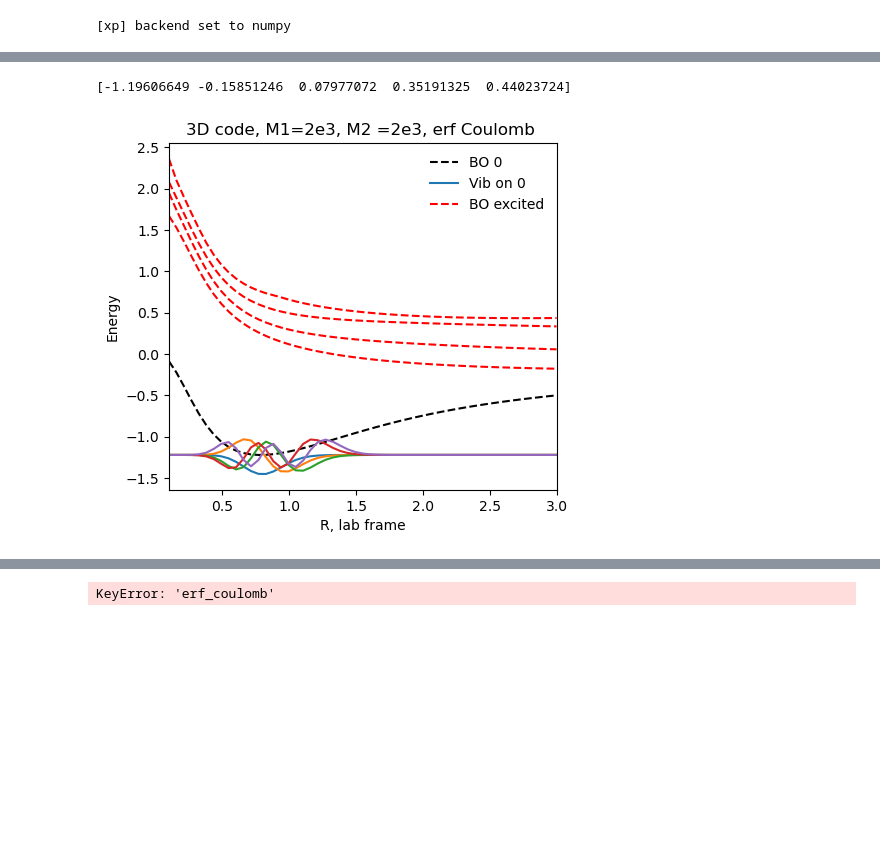
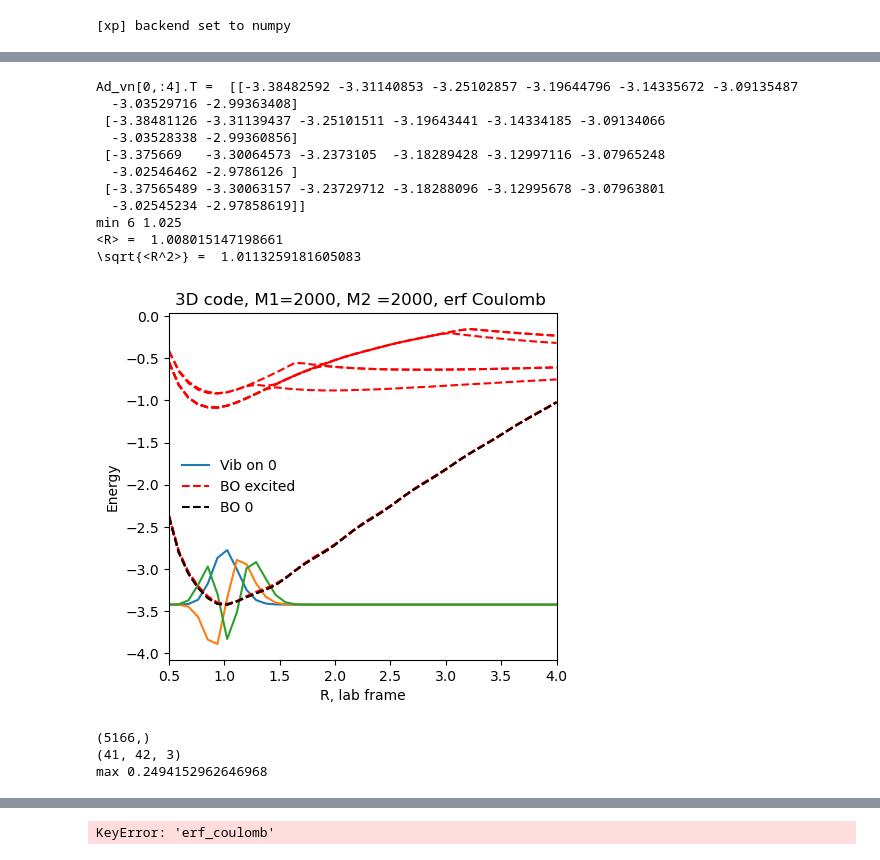
Before and after one commit to subotnikgroup/xebees, a Jupyter notebook: 3D/notebook-3D-exact.ipynb, the cells around one changed output, grey strips where cells are left out. Saved outputs shown, nothing was run; the diff lists cells and outputs as text; code cells hidden in the pictures; blank space fills up the shorter version.

Commit message:
notebook-3D-exact plots BO wfc

```diff
--- a/3D/notebook-3D-exact.ipynb
+++ b/3D/notebook-3D-exact.ipynb
@@ -37,11 +41,11 @@ import fixed_center_of_mass_exact_2D as fcm2D
 base_params = {
         'g_1': 1.0, 'g_2': 1.0,
         'M_1': 2e3, 'M_2': 2e3,
-        'NR': 53, 'Nr': 51, 'Ng': 52,
-        'J': 0, 'potential': 'erf_coulomb',
+        'NR': 41, 'Nr': 41, 'Ng': 42,
+        'J': 1, 'potential': 'erf_coulomb',
         'preconditioner': 'naive',
         'verbosity': 0, 't': 64,
-        'extent':np.array([0.1,3,4])
+        'extent':np.array([0.5,4,10])
     }
 args = Namespace(**base_params)
 H = fcm.Hamiltonian(args)
@@ -69,23 +72,28 @@ Building U_n
 # %%
 fig,ax = plt.subplots(figsize=(5,4.5))
 n=0
-print(Ad_vn[0,:5])
-ax.plot(H.R_lab, (Ad_n[:,n]), color='k', label="BO 0", linestyle='--')
-ax.plot(H.R_lab, U_v[n,:,0]*0.5 + np.min(Ad_n[:,n]), label="Vib on 0")
-ax.plot(H.R_lab, U_v[n,:,1]*0.5 + np.min(Ad_n[:,n]))
-ax.plot(H.R_lab, U_v[n,:,2]*0.5 + np.min(Ad_n[:,n]))
-ax.plot(H.R_lab, U_v[n,:,3]*0.5 + np.min(Ad_n[:,n]))
-ax.plot(H.R_lab, U_v[n,:,4]*0.5 + np.min(Ad_n[:,n]))
+print("Ad_vn[0,:4].T = ",Ad_vn[:8,:4].T)
+# print("Ad_vn[1,:4].T = ",Ad_vn[1,:4].T)
+print("min", np.argmin(Ad_n[:,0]), H.R_lab[np.argmin(Ad_n[:,0])])
+
+ax.plot(H.R_lab, U_v[n,:,0]*1 + np.min(Ad_n[:,n]), label="Vib on 0")
+ax.plot(H.R_lab, U_v[n,:,1]*1 + np.min(Ad_n[:,n]))
+ax.plot(H.R_lab, U_v[n,:,2]*1 + np.min(Ad_n[:,n]))
+# ax.plot(H.R_lab, U_v[n,:,3]*2 + np.min(Ad_n[:,n]))
+# ax.plot(H.R_lab, U_v[n,:,4]*2 + np.min(Ad_n[:,n]))
 # ax.plot(H.R_lab, Ad_n[:,0])
 ax.plot(H.R_lab, Ad_n[:,1], c='r', linestyle='--', label="BO excited")
-ax.plot(H.R_lab, Ad_n[:,2], c='r', linestyle='--')
-ax.plot(H.R_lab, Ad_n[:,3], c='r', linestyle='--')
-ax.plot(H.R_lab, Ad_n[:,4], c='r', linestyle='--')
+for j in range(10):
+    ax.plot(H.R_lab, Ad_n[:,j], c='r', linestyle='--')
+ax.plot(H.R_lab, (Ad_n[:,n]), color='k', label="BO 0", linestyle='--')
 ax.set_xlabel("R, lab frame")
 ax.set_ylabel("Energy")
-ax.set_title("3D code, M1=2e3, M2 =2e3, erf Coulomb ")
+ax.set_title("3D code, M1={:.0f}, M2 ={:.0f}, erf Coulomb ".format(args.M_1, args.M_2))
+print("<R> = ", np.sum(U_v[0,:,0]*H.R_lab*U_v[0,:,0]))
+print(r"\sqrt{<R^2>} = ", np.sqrt(np.sum(U_v[0,:,0]*(H.R_lab**2)*U_v[0,:,0])))
 ax.legend(frameon=False)
 ax.set_xmargin(0)
-display(fig)
-fig.savefig("erf_2e1.png")
+# ax.set_ylim(-1.5,1)
+# display(fig)
+# fig.savefig("erf_2e1.pn3
 # %% [output]
@@ -94,2 +100,23 @@ fig.savefig("erf_2e1.png")
-[-1.19606649 -0.15851246  0.07977072  0.35191325  0.44023724]
+Ad_vn[0,:4].T =  [[-3.38482592 -3.31140853 -3.25102857 -3.19644796 -3.14335672 -3.09135487
+  -3.03529716 -2.99363408]
+ [-3.38481126 -3.31139437 -3.25101511 -3.19643441 -3.14334185 -3.09134066
+  -3.03528338 -2.99360856]
+ [-3.375669   -3.30064573 -3.2373105  -3.18289428 -3.12997116 -3.07965248
+  -3.02546462 -2.9786126 ]
+ [-3.37565489 -3.30063157 -3.23729712 -3.18288096 -3.12995678 -3.07963801
+  -3.02545234 -2.97858619]]
+min 6 1.025
+<R> =  1.008015147198661
+\sqrt{<R^2>} =  1.0113259181605083
-[figure, old version]
+[figure, new version]
+# %%
+wfc = U_n[np.argmin(Ad_n[:,0]),:,0]
+# wfc = U_n[16,:,0]
+print(wfc.shape)
+wfc = np.reshape(wfc, (args.Nr, args.Ng, 2*args.J+1))
+print(wfc.shape)
+print("max", np.max(np.abs(wfc[:,:,:].real)))
+# %% [output]
+(5166,)
+(41, 42, 3)
+max 0.2494152962646968
```
Also changed, not shown: parts of 10 cells of this notebook.
